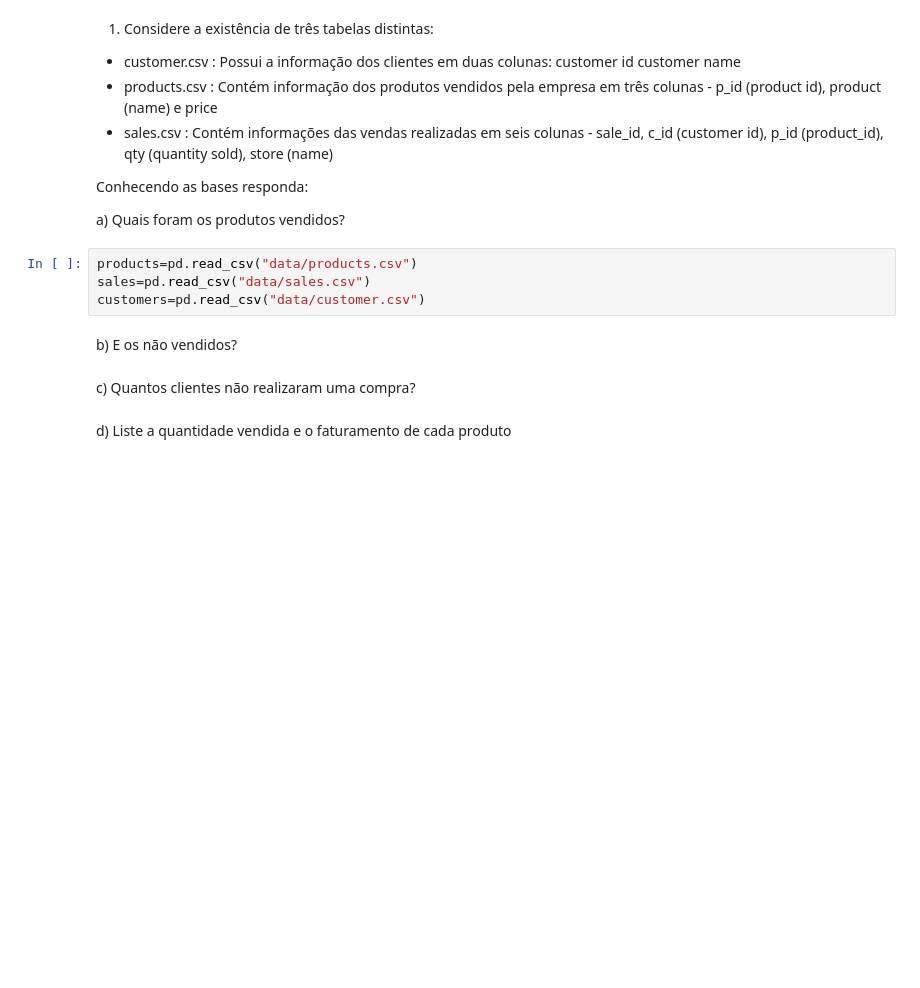
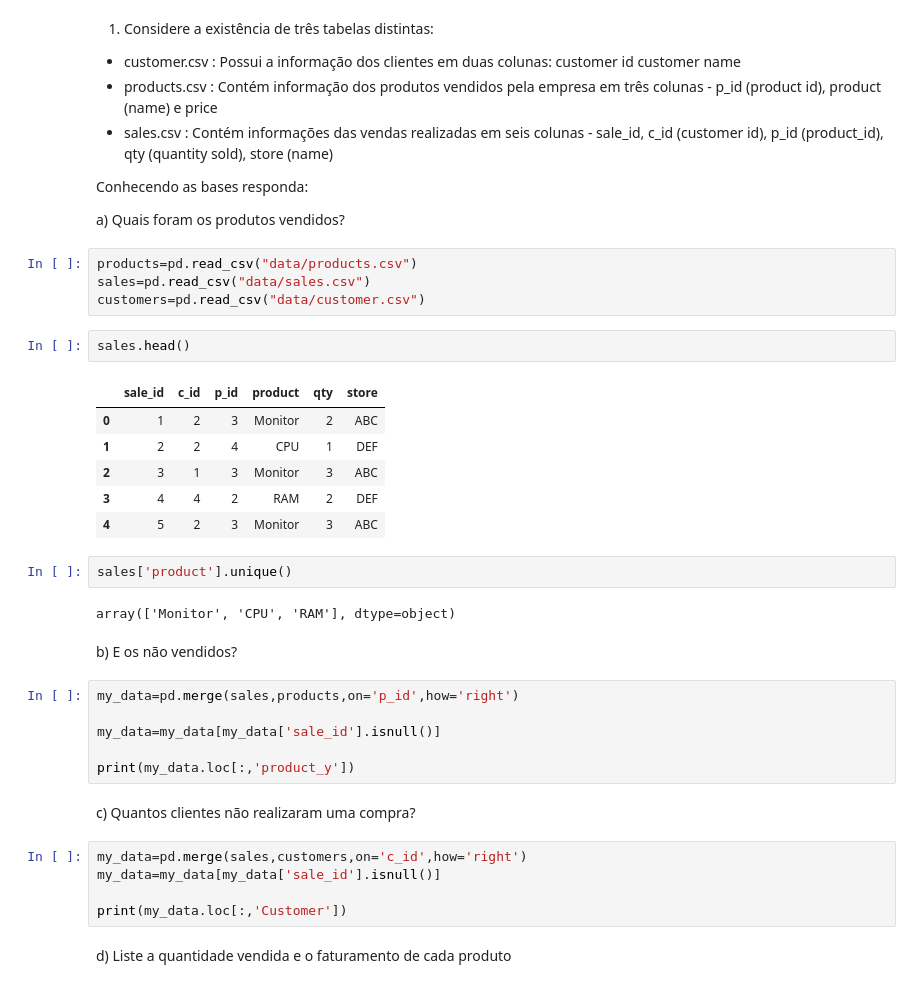
Before and after one commit to patriciacatandi/Lets_Code_Alunos, a Jupyter notebook: 02_Ferramentas_Programação/03_Pandas/Aula_4_-_Groupby_Merge.ipynb, the cells around one changed output. Cells and saved outputs as stored; diff of their text form; blank space fills up the shorter version.

```diff
--- a/02_Ferramentas_Programação/03_Pandas/Aula_4_-_Groupby_Merge.ipynb
+++ b/02_Ferramentas_Programação/03_Pandas/Aula_4_-_Groupby_Merge.ipynb
@@ -1441,9 +1441,33 @@ a) Quais foram os produtos vendidos?
 products=pd.read_csv("data/products.csv")
 sales=pd.read_csv("data/sales.csv")
 customers=pd.read_csv("data/customer.csv")
+# %%
+sales.head()
+# %% [output]
+|  | sale_id | c_id | p_id | product | qty | store |
+| 0 | 1 | 2 | 3 | Monitor | 2 | ABC |
+| 1 | 2 | 2 | 4 | CPU | 1 | DEF |
+| 2 | 3 | 1 | 3 | Monitor | 3 | ABC |
+| 3 | 4 | 4 | 2 | RAM | 2 | DEF |
+| 4 | 5 | 2 | 3 | Monitor | 3 | ABC |
+# %%
+sales['product'].unique()
+# %% [output]
+array(['Monitor', 'CPU', 'RAM'], dtype=object)
 # %% [markdown]
 b) E os não vendidos?
+# %%
+my_data=pd.merge(sales,products,on='p_id',how='right')
+
+my_data=my_data[my_data['sale_id'].isnull()]
+
+print(my_data.loc[:,'product_y'])
 # %% [markdown]
 c) Quantos clientes não realizaram uma compra?
+# %%
+my_data=pd.merge(sales,customers,on='c_id',how='right')
+my_data=my_data[my_data['sale_id'].isnull()]
+
+print(my_data.loc[:,'Customer'])
 # %% [markdown]
 d) Liste a quantidade vendida e o faturamento de cada produto
```
Also changed, not shown: parts of 5 cells of this notebook, 1 other file.
